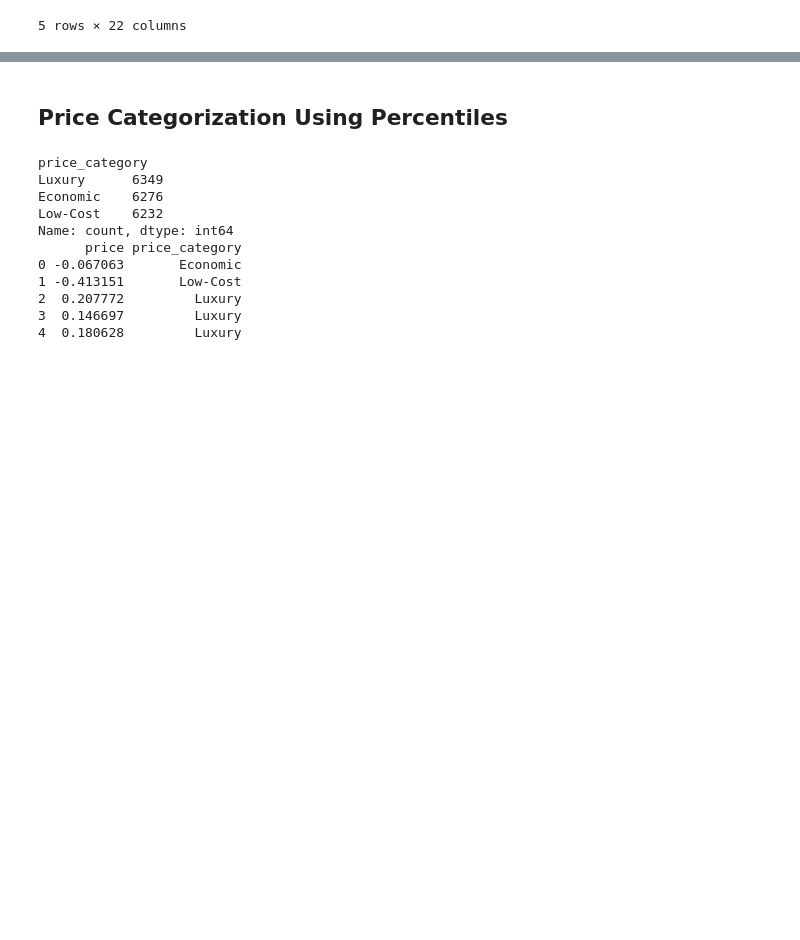
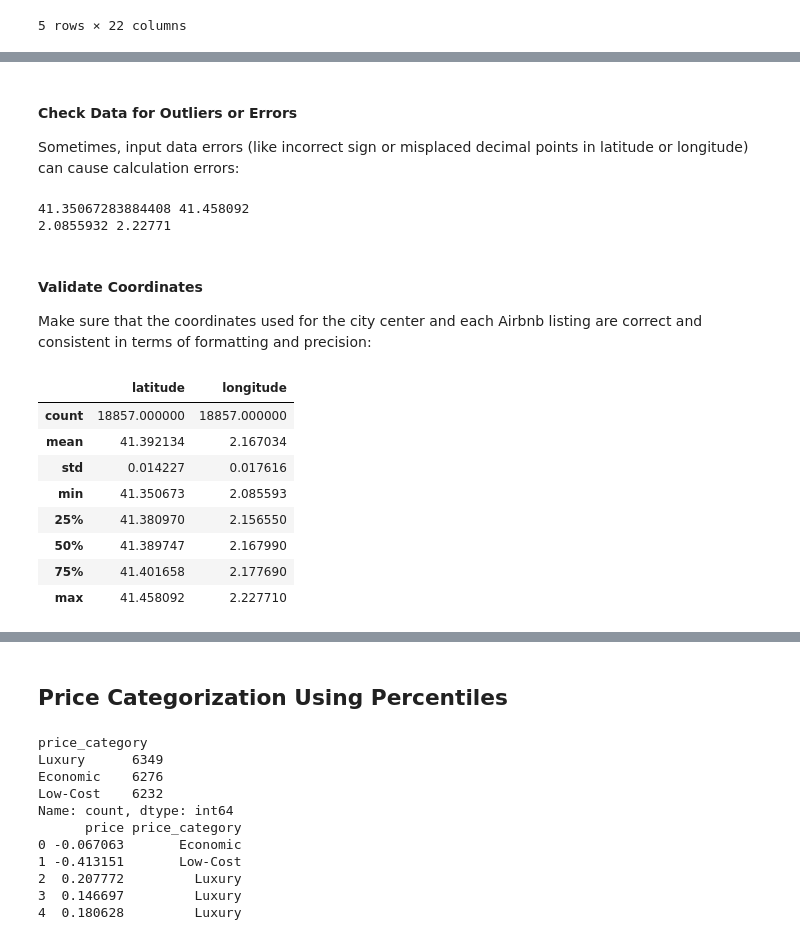
Before and after one commit to 2024-final-project-ironhack/Business-Case-Analysis-and-Recommendation-for-Rental-Users-in-Madrid-and-Barcelona, a Jupyter notebook: bcn_distance_analysis.ipynb, the cells around one changed output, grey strips where cells are left out. Saved outputs shown, nothing was run; the diff lists cells and outputs as text; code cells hidden in the pictures; blank space fills up the shorter version.

```diff
--- a/bcn_distance_analysis.ipynb
+++ b/bcn_distance_analysis.ipynb
@@ -38,34 +38,30 @@ df_bcn.head(5)
 | 4 | Sant Martí | 23197 | https://www.airbnb.com/rooms/23197 | Forum CCIB DeLuxe; Spacious; Larg... | 90417 | Etain (Marnie) | 1 | ... |
 5 rows × 22 columns
 # %%
-from sklearn.preprocessing import StandardScaler
-import numpy as np
+from math import radians, cos, sin, asin, sqrt
 
-# Normalizing 'price'
-scaler = StandardScaler()
-df_bcn['price_normalized'] = scaler.fit_transform(df_bcn[['price']])
-
-# Define the Haversine function
 def haversine(lon1, lat1, lon2, lat2):
     """
     Calculate the great circle distance between two points
     on the earth (specified in decimal degrees)
     """
-    lon1, lat1, lon2, lat2 = map(np.radians, [lon1, lat1, lon2, lat2])
+    # Convert decimal degrees to radians
+    lon1, lat1, lon2, lat2 = map(radians, [lon1, lat1, lon2, lat2])
+
+    # Haversine formula
     dlon = lon2 - lon1
     dlat = lat2 - lat1
-    a = np.sin(dlat/2)**2 + np.cos(lat1) * np.cos(lat2) * np.sin(dlon/2)**2
-    c = 2 * np.arcsin(np.sqrt(a))
-    r = 6371  # Radius of earth in kilometers. Use 3956 for miles
+    a = sin(dlat/2)**2 + cos(lat1) * cos(lat2) * sin(dlon/2)**2
+    c = 2 * asin(sqrt(a))
+    r = 6371  # Radius of Earth in kilometers
     return c * r
 
 # Coordinates of Plaza Catalunya, Barcelona
 city_center_bcn = (41.3874, 2.1686)
 
-# Calculate the distance to city center for each listing
+# Apply the Haversine function
 df_bcn['distance_from_city_center'] = df_bcn.apply(
-    lambda row: haversine(city_center_bcn[1], city_center_bcn[0], row['longitude'], row['latitude']),
-    axis=1
+    lambda row: haversine(row['longitude'], row['latitude'], city_center_bcn[1], city_center_bcn[0]), axis=1
 )
 
 df_bcn.head(1)
@@ -75,0 +72,29 @@ df_bcn.head(1)
+# %% [markdown]
+#### Check Data for Outliers or Errors
+Sometimes, input data errors (like incorrect sign or misplaced decimal points in latitude or longitude) can cause calculation errors:
+# %%
+# Check min and max values to spot obvious errors
+print(df_bcn['latitude'].min(), df_bcn['latitude'].max())
+print(df_bcn['longitude'].min(), df_bcn['longitude'].max())
+# %% [output]
+41.35067283884408 41.458092
+2.0855932 2.22771
+# %% [markdown]
+#### Validate Coordinates
+Make sure that the coordinates used for the city center and each Airbnb listing are correct and consistent in terms of formatting and precision:
+# %%
+# Coordinates for Plaza Catalunya, which should be correct
+city_center_bcn = (41.3874, 2.1686)
+
+# Ensure there are no negative or unrealistic coordinates in your data
+df_bcn[['latitude', 'longitude']].describe()
+# %% [output]
+|  | latitude | longitude |
+| count | 18857.000000 | 18857.000000 |
+| mean | 41.392134 | 2.167034 |
+| std | 0.014227 | 0.017616 |
+| min | 41.350673 | 2.085593 |
+| 25% | 41.380970 | 2.156550 |
+| 50% | 41.389747 | 2.167990 |
+| 75% | 41.401658 | 2.177690 |
+| max | 41.458092 | 2.227710 |
```
Also changed, not shown: parts of 12 cells of this notebook, 2 other files.
